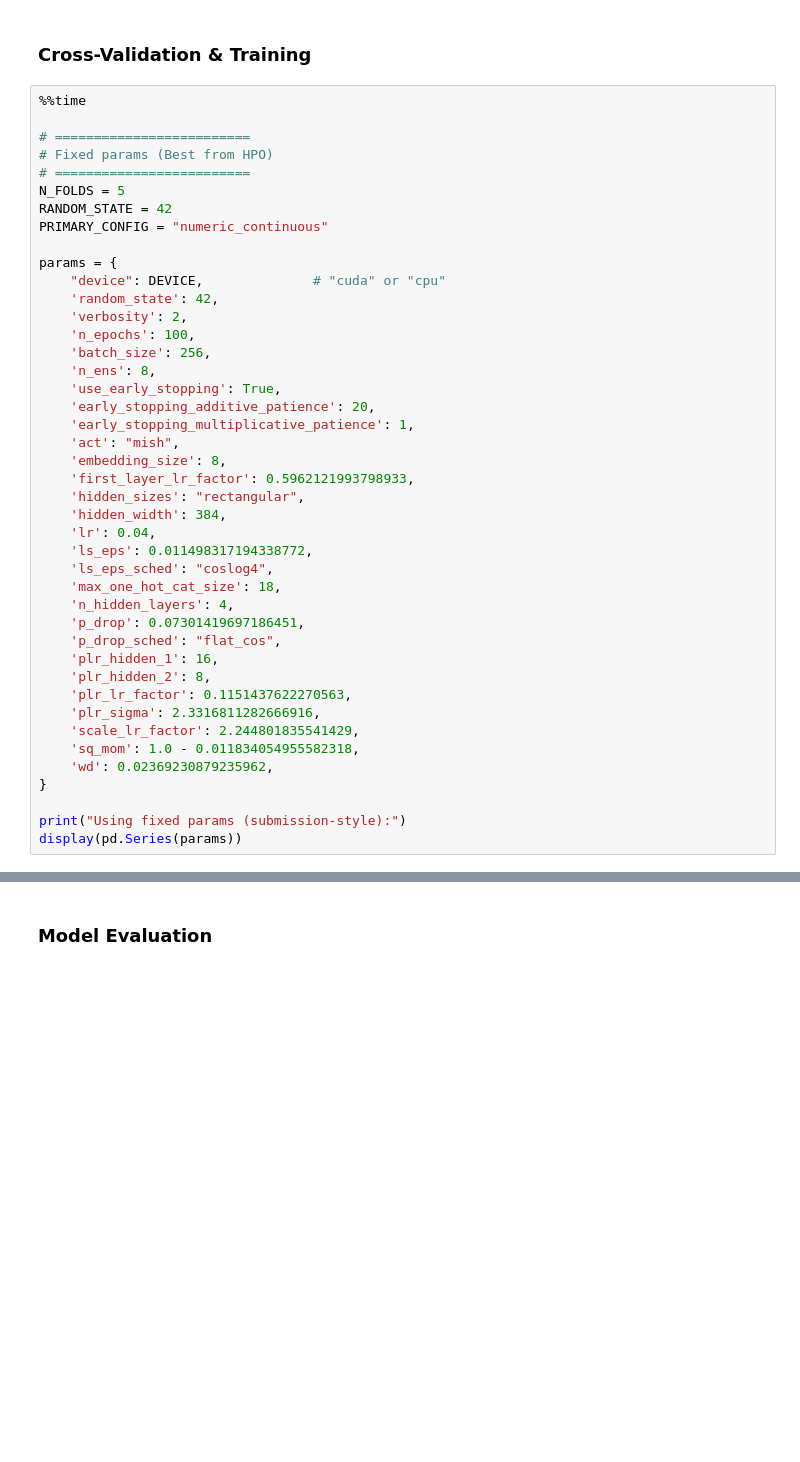
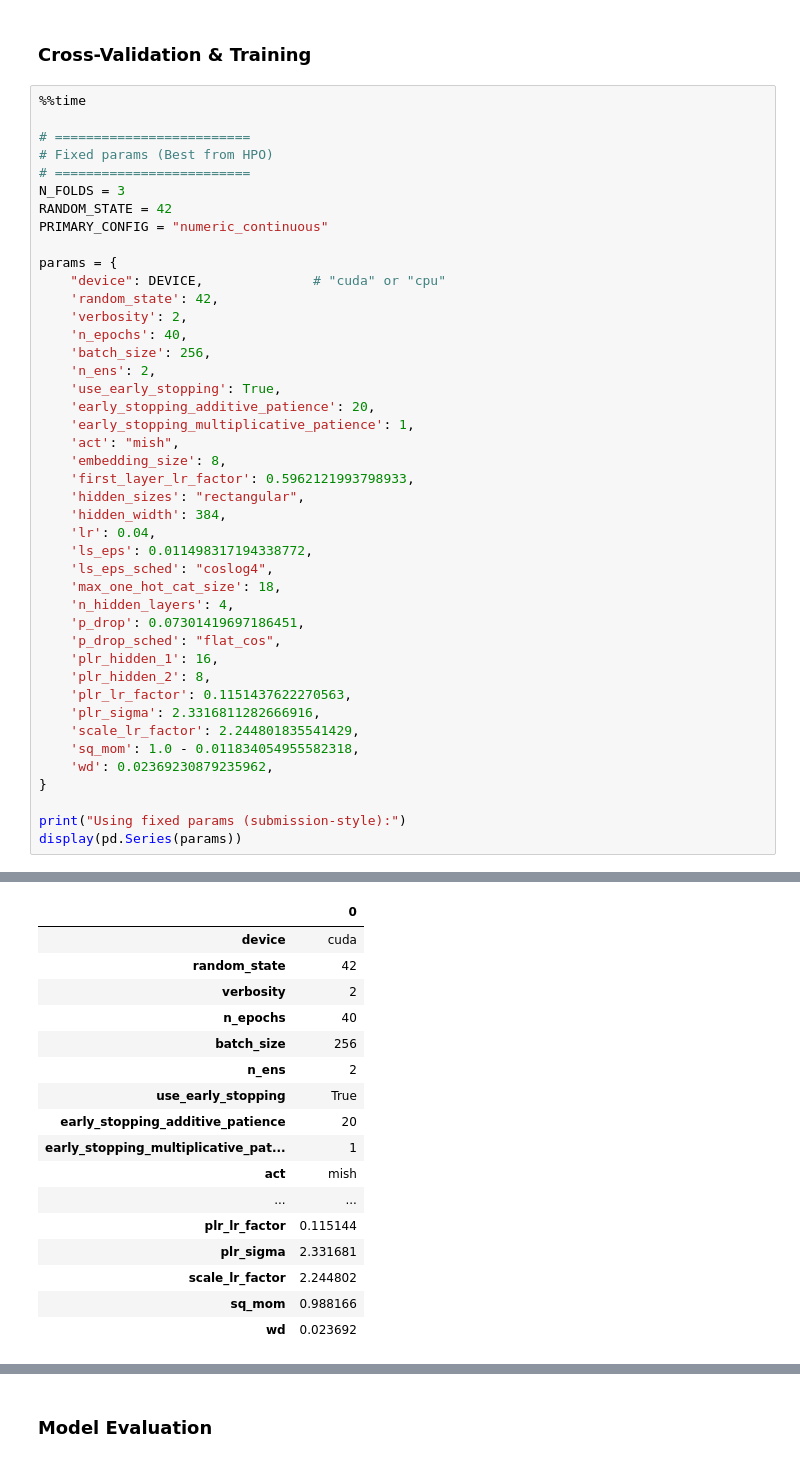
Before and after one commit to morshoto/predicting_heart_disease, a Jupyter notebook: nb/033_realmlp-numeric-encoding.ipynb, the cells around one changed output, grey strips where cells are left out. Drawn from its saved outputs; the diff is of its cells as text; blank space fills up the shorter version.

```diff
--- a/nb/033_realmlp-numeric-encoding.ipynb
+++ b/nb/033_realmlp-numeric-encoding.ipynb
@@ -680,7 +793,7 @@ dtype: float32
 # =========================
 # Fixed params (Best from HPO)
 # =========================
-N_FOLDS = 5
+N_FOLDS = 3
 RANDOM_STATE = 42
 PRIMARY_CONFIG = "numeric_continuous"
 
@@ -688,34 +801,51 @@ params = {
     "device": DEVICE,              # "cuda" or "cpu"
     'random_state': 42,
     'verbosity': 2,
-    'n_epochs': 100,
+    'n_epochs': 40,
     'batch_size': 256,
-    'n_ens': 8,
+    'n_ens': 2,
     'use_early_stopping': True,
     'early_stopping_additive_patience': 20,
     'early_stopping_multiplicative_patience': 1,
     'act': "mish",
     'embedding_size': 8,
     'first_layer_lr_factor': 0.5962121993798933,
     'hidden_sizes': "rectangular",
     'hidden_width': 384,
     'lr': 0.04,
     'ls_eps': 0.011498317194338772,
     'ls_eps_sched': "coslog4",
     'max_one_hot_cat_size': 18,
     'n_hidden_layers': 4,
     'p_drop': 0.07301419697186451,
     'p_drop_sched': "flat_cos",
     'plr_hidden_1': 16,
     'plr_hidden_2': 8,
     'plr_lr_factor': 0.1151437622270563,
     'plr_sigma': 2.3316811282666916,
     'scale_lr_factor': 2.244801835541429,
     'sq_mom': 1.0 - 0.011834054955582318,
     'wd': 0.02369230879235962,
 }
 
 print("Using fixed params (submission-style):")
 display(pd.Series(params))
 # %% [output]
 Using fixed params (submission-style):
+|  | 0 |
+| device | cuda |
+| random_state | 42 |
+| verbosity | 2 |
+| n_epochs | 40 |
+| batch_size | 256 |
+| n_ens | 2 |
+| use_early_stopping | True |
+| early_stopping_additive_patience | 20 |
+| early_stopping_multiplicative_pat... | 1 |
+| act | mish |
+| ... | ... |
+| plr_lr_factor | 0.115144 |
+| plr_sigma | 2.331681 |
+| scale_lr_factor | 2.244802 |
+| sq_mom | 0.988166 |
+| wd | 0.023692 |
```
Also changed, not shown: parts of 12 cells of this notebook.
